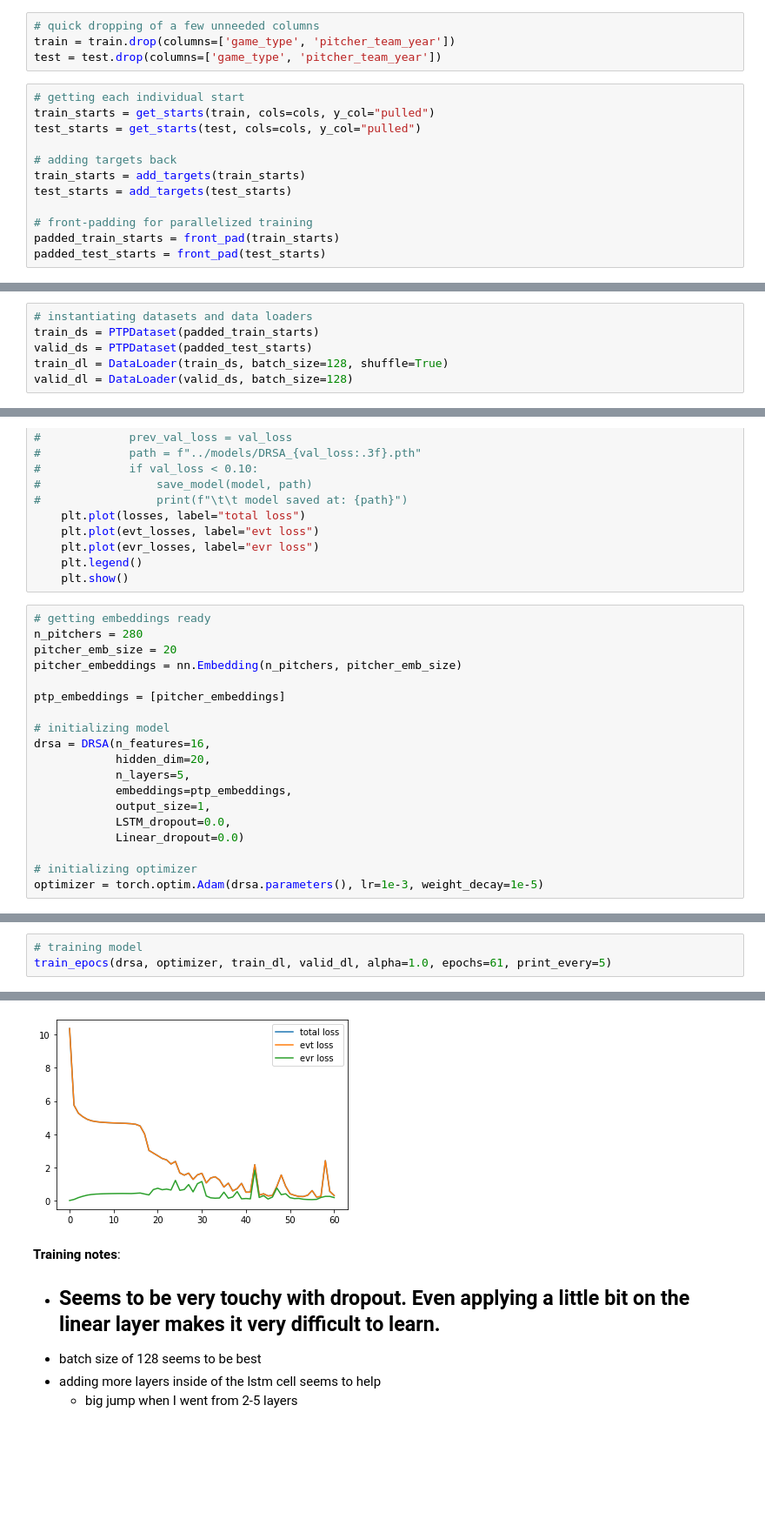
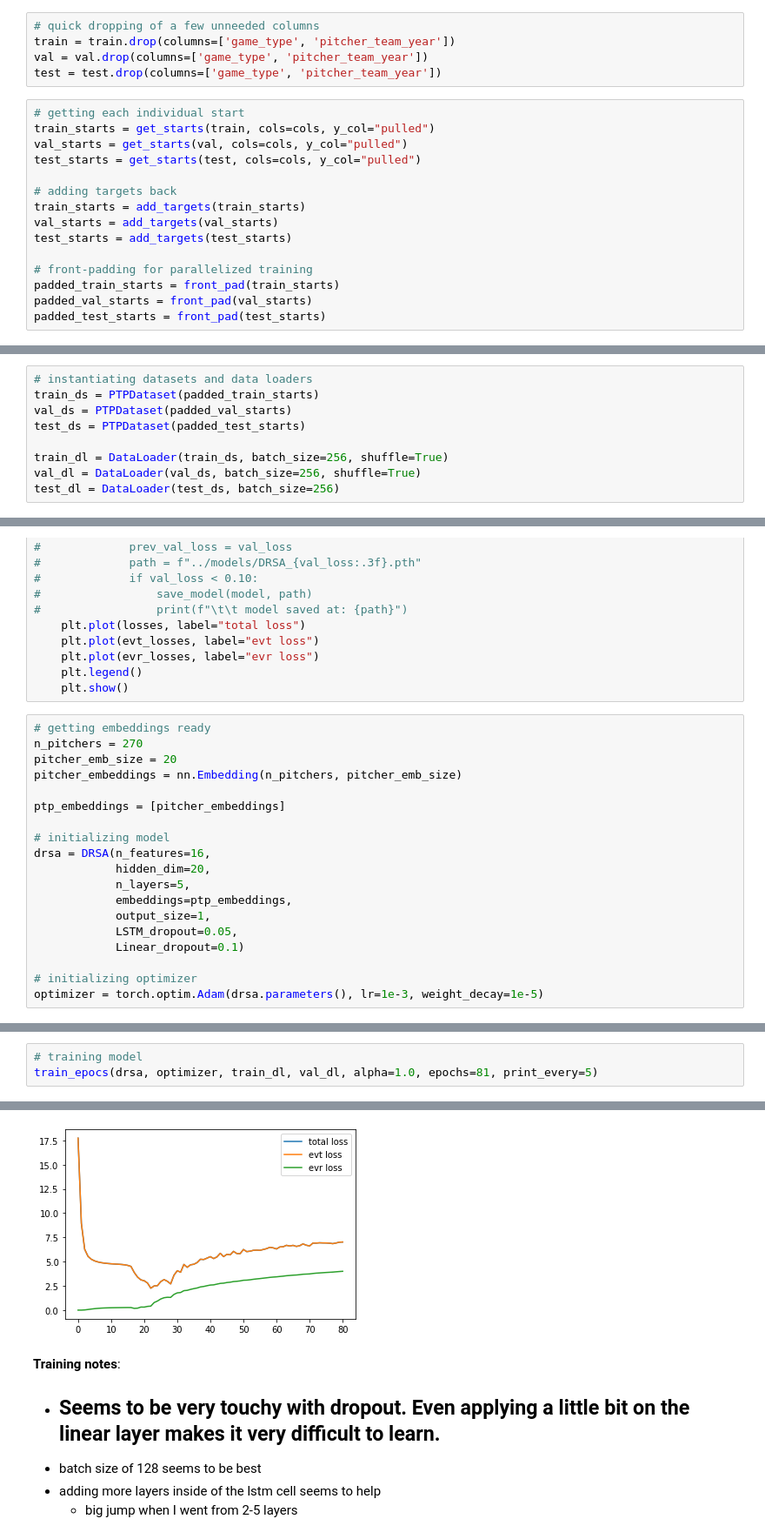
Before and after one commit to collinprather/pull-the-pitcher, a Jupyter notebook: modeling/drsa_modeling.ipynb, the cells around one changed output, grey strips where cells are left out. Shown: that part at 87% size. Drawn from its saved outputs; the diff is of its cells as text; blank space fills up the shorter version.

```diff
--- a/modeling/drsa_modeling.ipynb
+++ b/modeling/drsa_modeling.ipynb
@@ -79,18 +84,22 @@ def front_pad(starts):
 # %%
 # quick dropping of a few unneeded columns
 train = train.drop(columns=['game_type', 'pitcher_team_year'])
+val = val.drop(columns=['game_type', 'pitcher_team_year'])
 test = test.drop(columns=['game_type', 'pitcher_team_year'])
 # %%
 # getting each individual start
 train_starts = get_starts(train, cols=cols, y_col="pulled")
+val_starts = get_starts(val, cols=cols, y_col="pulled")
 test_starts = get_starts(test, cols=cols, y_col="pulled")
 
 # adding targets back
 train_starts = add_targets(train_starts)
+val_starts = add_targets(val_starts)
 test_starts = add_targets(test_starts)
 
 # front-padding for parallelized training
 padded_train_starts = front_pad(train_starts)
+padded_val_starts = front_pad(val_starts)
 padded_test_starts = front_pad(test_starts)
 # %% [markdown]
 ## Feeding processed data into torch `Dataset` class
@@ -114,9 +123,12 @@ class PTPDataset(Dataset):
 # %%
 # instantiating datasets and data loaders
 train_ds = PTPDataset(padded_train_starts)
-valid_ds = PTPDataset(padded_test_starts)
-train_dl = DataLoader(train_ds, batch_size=128, shuffle=True)
-valid_dl = DataLoader(valid_ds, batch_size=128)
+val_ds = PTPDataset(padded_val_starts)
+test_ds = PTPDataset(padded_test_starts)
+
+train_dl = DataLoader(train_ds, batch_size=256, shuffle=True)
+val_dl = DataLoader(val_ds, batch_size=256, shuffle=True)
+test_dl = DataLoader(test_ds, batch_size=256)
 # %% [markdown]
 ## Modeling
 # %%
@@ -202,7 +214,7 @@ def train_epocs(model, optimizer, train_dl, valid_dl, alpha=0.1, epochs=10, prin
     plt.show()
 # %%
 # getting embeddings ready
-n_pitchers = 280
+n_pitchers = 270
 pitcher_emb_size = 20
 pitcher_embeddings = nn.Embedding(n_pitchers, pitcher_emb_size)
 
@@ -214,8 +226,8 @@ drsa = DRSA(n_features=16,
             n_layers=5,
             embeddings=ptp_embeddings,
             output_size=1,
-            LSTM_dropout=0.0,
-            Linear_dropout=0.0)
+            LSTM_dropout=0.05,
+            Linear_dropout=0.1)
 
 # initializing optimizer
 optimizer = torch.optim.Adam(drsa.parameters(), lr=1e-3, weight_decay=1e-5)
@@ -228,4 +240,4 @@ Number of total parameters: 23621
 # %%
 # training model
-train_epocs(drsa, optimizer, train_dl, valid_dl, alpha=1.0, epochs=61, print_every=5)
+train_epocs(drsa, optimizer, train_dl, val_dl, alpha=1.0, epochs=81, print_every=5)
 # %% [output]
@@ -249,4 +261,4 @@ epoch 60 valid evt_loss: 0.3017 valid evr_loss: 0.1773, valid train loss: 0.3017
-[figure, old version]
+[figure, new version]
 # %% [markdown]
 **Training notes**:
 * Seems to be very touchy with dropout. Even applying a little bit on the linear layer makes it very difficult to learn.
```
Also changed, not shown: parts of 14 cells of this notebook, 6 other files.
